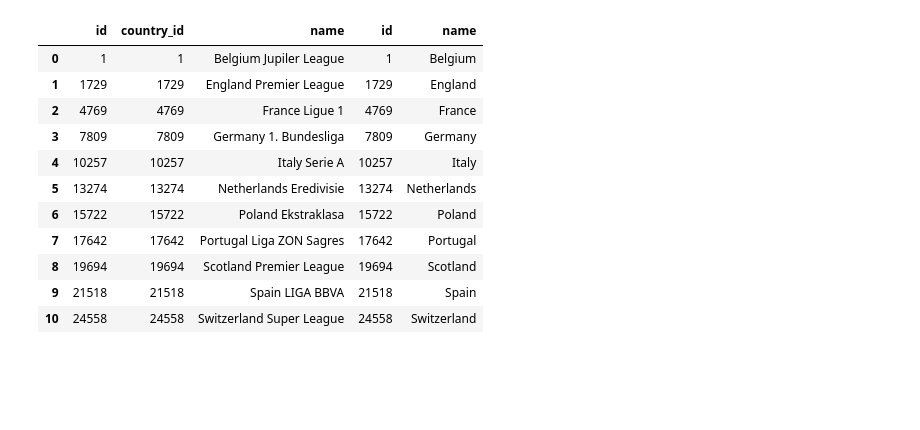
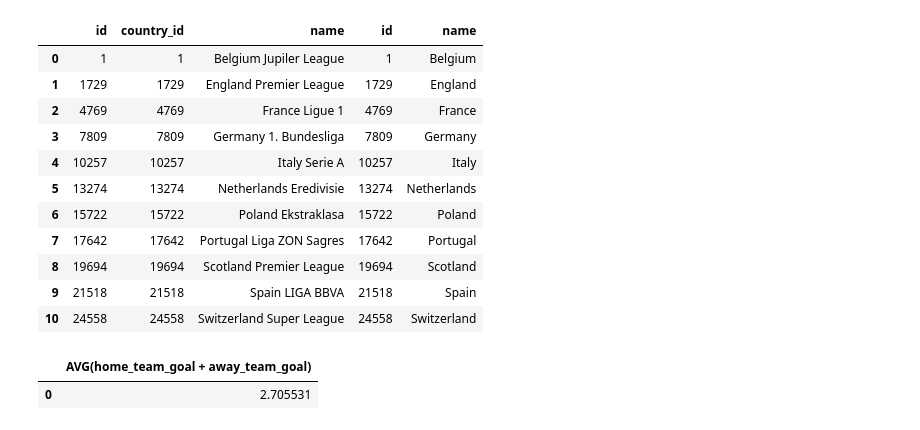
Before and after one commit to ludeon852/Talentotech, a Jupyter notebook: Taller_Sql.ipynb, the cells around one changed output. Cells and saved outputs as stored; diff of their text form; code cells hidden in the pictures; blank space fills up the shorter version.

```diff
--- a/Taller_Sql.ipynb
+++ b/Taller_Sql.ipynb
@@ -335,3 +375,11 @@ country_leagues
 | 8 | 19694 | 19694 | Scotland Premier League | 19694 | Scotland |
 | 9 | 21518 | 21518 | Spain LIGA BBVA | 21518 | Spain |
 | 10 | 24558 | 24558 | Switzerland Super League | 24558 | Switzerland |
+# %%
+#5.1.1 Práctica: Traer el promedio de goles por partido de la tabla Match
+query = """SELECT AVG(home_team_goal + away_team_goal) FROM Match"""
+Prom_goles = pd.read_sql(query,conn)
+Prom_goles
+# %% [output]
+|  | AVG(home_team_goal + away_team_goal) |
+| 0 | 2.705531 |
```
Also changed, not shown: parts of 16 cells of this notebook.
